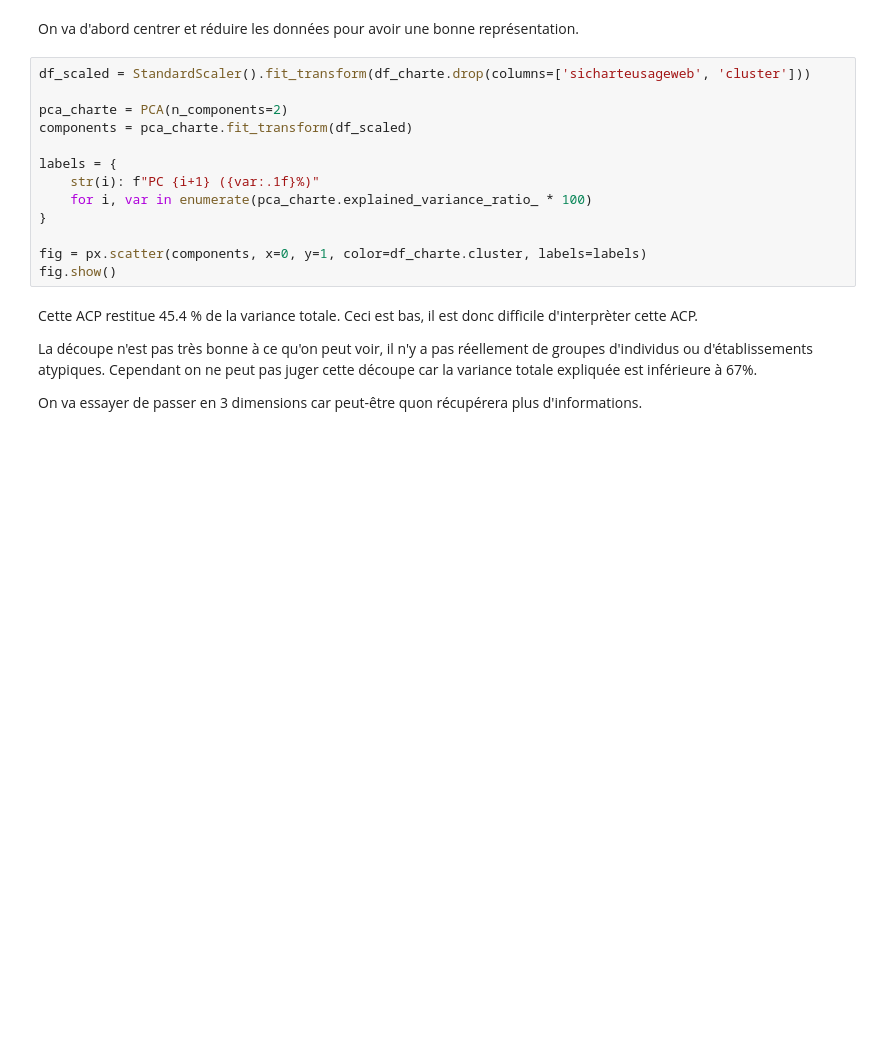
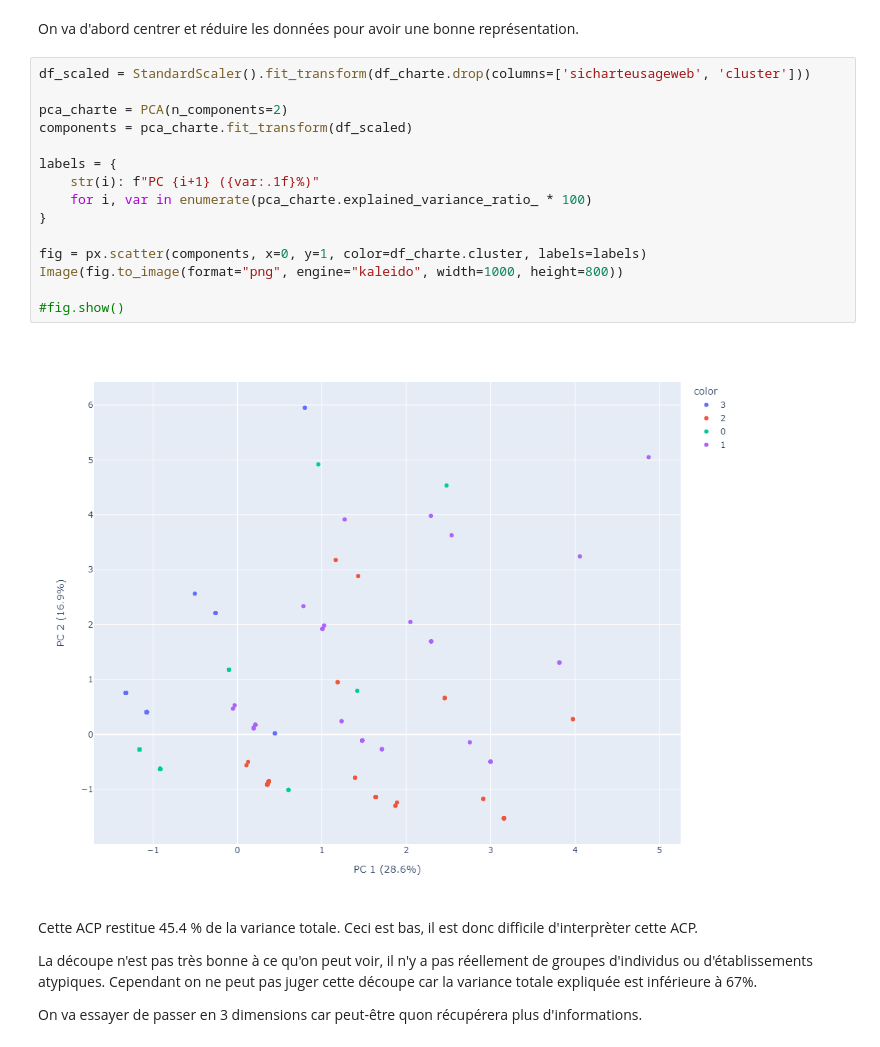
Before and after one commit to Salim-belkhir/Projet-data-science, a Jupyter notebook: etude_etic_2/etic_2-charte.ipynb, the cells around one changed output. Saved outputs shown, nothing was run; the diff lists cells and outputs as text; blank space fills up the shorter version.

```diff
--- a/etude_etic_2/etic_2-charte.ipynb
+++ b/etude_etic_2/etic_2-charte.ipynb
@@ -228,16 +237,20 @@ On va d'abord centrer et réduire les données pour avoir une bonne représentat
 # %%
 df_scaled = StandardScaler().fit_transform(df_charte.drop(columns=['sicharteusageweb', 'cluster']))
 
 pca_charte = PCA(n_components=2)
 components = pca_charte.fit_transform(df_scaled)
 
 labels = {
     str(i): f"PC {i+1} ({var:.1f}%)"
     for i, var in enumerate(pca_charte.explained_variance_ratio_ * 100)
 }
 
 fig = px.scatter(components, x=0, y=1, color=df_charte.cluster, labels=labels)
-fig.show()
+Image(fig.to_image(format="png", engine="kaleido", width=1000, height=800))
+
+#fig.show()
+# %% [output]
+[figure, added]
 # %% [markdown]
 Cette ACP restitue 45.4 % de la variance totale. Ceci est bas, il est donc difficile d'interprèter cette ACP.
 
```
Also changed, not shown: parts of 3 cells of this notebook, 6 other files.
